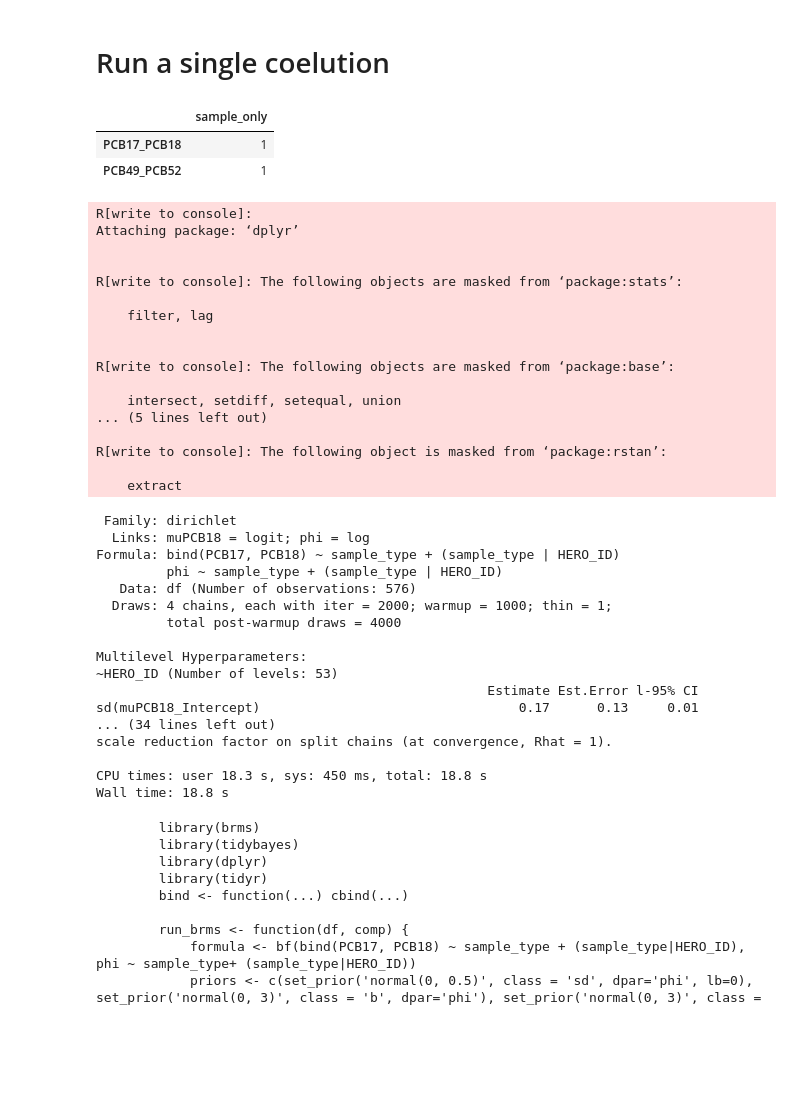
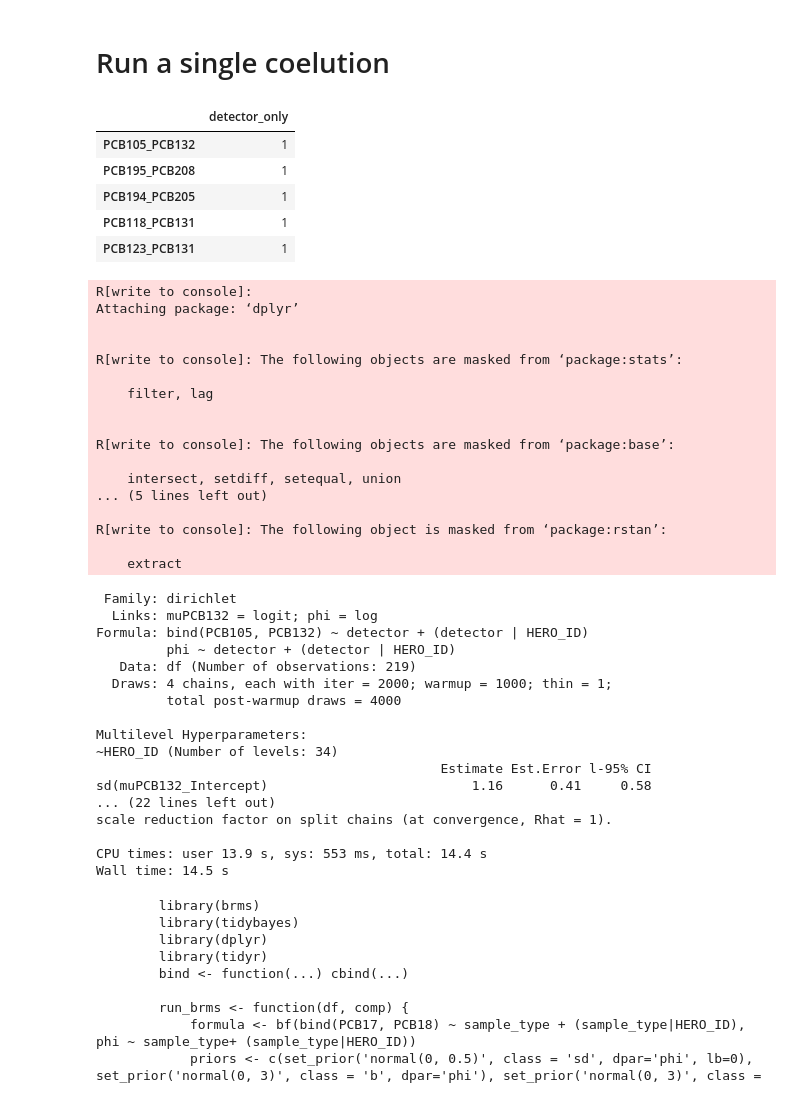
Before and after one commit to USEPA/pcb-coelutions-air, a Jupyter notebook: notebooks/run_coelutions.ipynb, the cells around one changed output. Drawn from its saved outputs; the diff is of its cells as text; code cells hidden in the pictures; blank space fills up the shorter version.

```diff
--- a/notebooks/run_coelutions.ipynb
+++ b/notebooks/run_coelutions.ipynb
@@ -36,14 +36,17 @@ print(coelution_list[:5])
 # %% [markdown]
 # Run a single coelution
 # %%
-model_type = 'sample_only'
+model_type = 'detector_only'
 sample_sig = pd.read_csv(f'../scripts/model_selection_{model_type}.csv', index_col=0)#.astype(int)
 sample_sig = sample_sig[sample_sig[model_type] == '1']
 sample_sig#.sum()
 # %% [output]
-|  | sample_only |
-| PCB17_PCB18 | 1 |
-| PCB49_PCB52 | 1 |
+|  | detector_only |
+| PCB105_PCB132 | 1 |
+| PCB195_PCB208 | 1 |
+| PCB194_PCB205 | 1 |
+| PCB118_PCB131 | 1 |
+| PCB123_PCB131 | 1 |
 # %%
 %%time
 #PCBs = ['PCB141', 'PCB153']
@@ -54,8 +57,8 @@ sample_sig#.sum()
 #PCBs = ['PCB135', 'PCB144', 'PCB151']
 #PCBs = ['PCB16', 'PCB32']
 
-PCBs = ['PCB17', 'PCB18']
-#PCBs = ['PCB49', 'PCB52']
+#PCBs = ['PCB17', 'PCB18']
+PCBs = ['PCB105', 'PCB132']
 #PCBs = ['PCB194', 'PCB205']
 
 #PCBs = ['PCB97', 'PCB110']
@@ -63,7 +66,7 @@ PCBs = ['PCB17', 'PCB18']
 
 #PCBs = ['PCB44', 'PCB47']
 #PCBs = ['PCB16', 'PCB26', 'PCB32']
-PCB_test = coelution(PCBs, model_type='sample_only', randomize_y=False)
+PCB_test = coelution(PCBs, model_type='detector_only', randomize_y=False)
 PCB_test.prep_data()#handle_zeros='drop_ND')
 PCB_test.fit_coelution(disp_summary=True)
 PCB_test.sample_posterior()
@@ -86,22 +89,22 @@ R[write to console]: The following object is masked from ‘package:rstan’:
 
     extract
  Family: dirichlet
-  Links: muPCB18 = logit; phi = log
-Formula: bind(PCB17, PCB18) ~ sample_type + (sample_type | HERO_ID)
-         phi ~ sample_type + (sample_type | HERO_ID)
-   Data: df (Number of observations: 576)
+  Links: muPCB132 = logit; phi = log
+Formula: bind(PCB105, PCB132) ~ detector + (detector | HERO_ID)
+         phi ~ detector + (detector | HERO_ID)
+   Data: df (Number of observations: 219)
   Draws: 4 chains, each with iter = 2000; warmup = 1000; thin = 1;
          total post-warmup draws = 4000
 
 Multilevel Hyperparameters:
-~HERO_ID (Number of levels: 53)
-                                                  Estimate Est.Error l-95% CI
-sd(muPCB18_Intercept)                                 0.17      0.13     0.01
-... (34 lines left out)
+~HERO_ID (Number of levels: 34)
+                                            Estimate Est.Error l-95% CI
+sd(muPCB132_Intercept)                          1.16      0.41     0.58
+... (22 lines left out)
 scale reduction factor on split chains (at convergence, Rhat = 1).
 
-CPU times: user 18.3 s, sys: 450 ms, total: 18.8 s
-Wall time: 18.8 s
+CPU times: user 13.9 s, sys: 553 ms, total: 14.4 s
+Wall time: 14.5 s
 # %%
 print(PCB_test.R_str)
 # %% [output]
```
Also changed, not shown: parts of 2 cells of this notebook, 2 other files.
